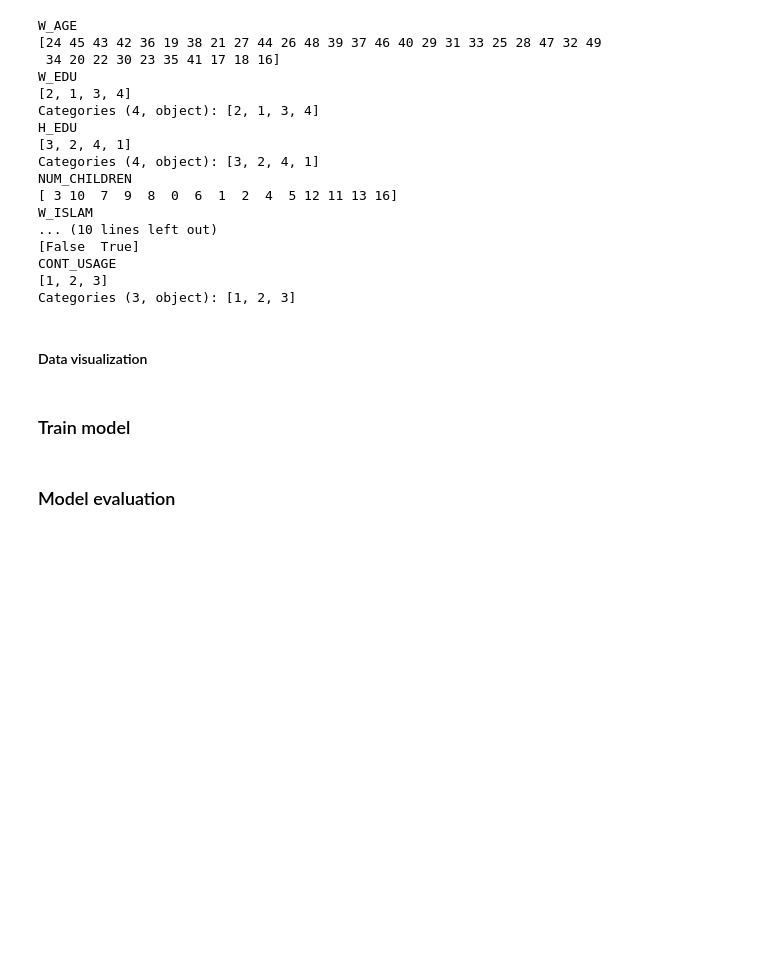
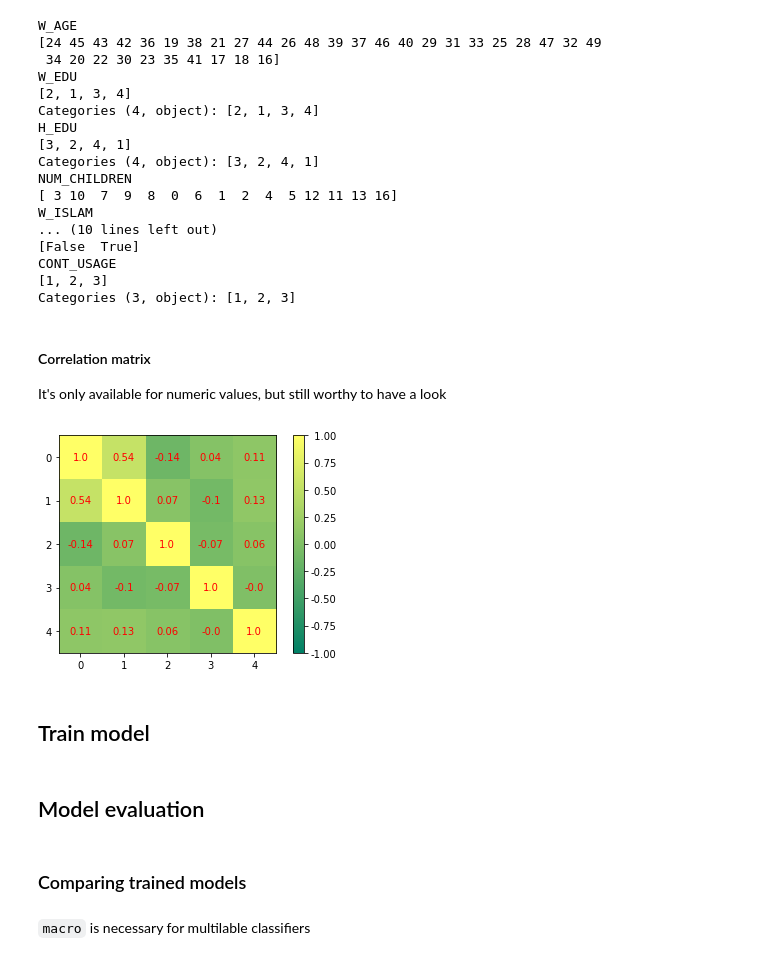
Before and after one commit to darknessest/datamining_uci_hw, a Jupyter notebook: cmc.ipynb, the cells around one changed output. Saved outputs shown, nothing was run; the diff lists cells and outputs as text; code cells hidden in the pictures; blank space fills up the shorter version.

Commit message:
preliminary data visualization

```diff
--- a/cmc.ipynb
+++ b/cmc.ipynb
@@ -82,9 +89,31 @@ W_ISLAM
 CONT_USAGE
 [1, 2, 3]
 Categories (3, object): [1, 2, 3]
-# %% [markdown]
-#### Data visualization
+# %% [markdown]
+#### Correlation matrix
+It's only available for numeric values, but still worthy to have a look
+# %%
+corr_matrix = table.corr().round(2)
+# %%
+ig, ax = plt.subplots()
+im = ax.imshow(corr_matrix, cmap='summer')
+im.set_clim(-1, 1)
+ax.grid(False)
+# ax.xaxis.set(ticks=(0, 1, 2), ticklabels=('x', 'y', 'z'))
+# ax.yaxis.set(ticks=(0, 1, 2), ticklabels=('x', 'y', 'z'))
+# ax.set_ylim(2.5, -0.5)
+for i in range(5):
+    for j in range(5):
+        ax.text(j, i, corr_matrix.iloc[i, j], ha='center', va='center', color='r')
+cbar = ax.figure.colorbar(im, ax=ax, format='% .2f')
+plt.show()
+# %% [output]
+[figure, added]
 # %% [markdown]
-### Train model
+## Train model
 # %% [markdown]
-### Model evaluation
+## Model evaluation
+# %% [markdown]
+### Comparing trained models
+# %% [markdown]
+`macro` is necessary for multilable classifiers
```
Also changed, not shown: parts of 18 cells of this notebook.
